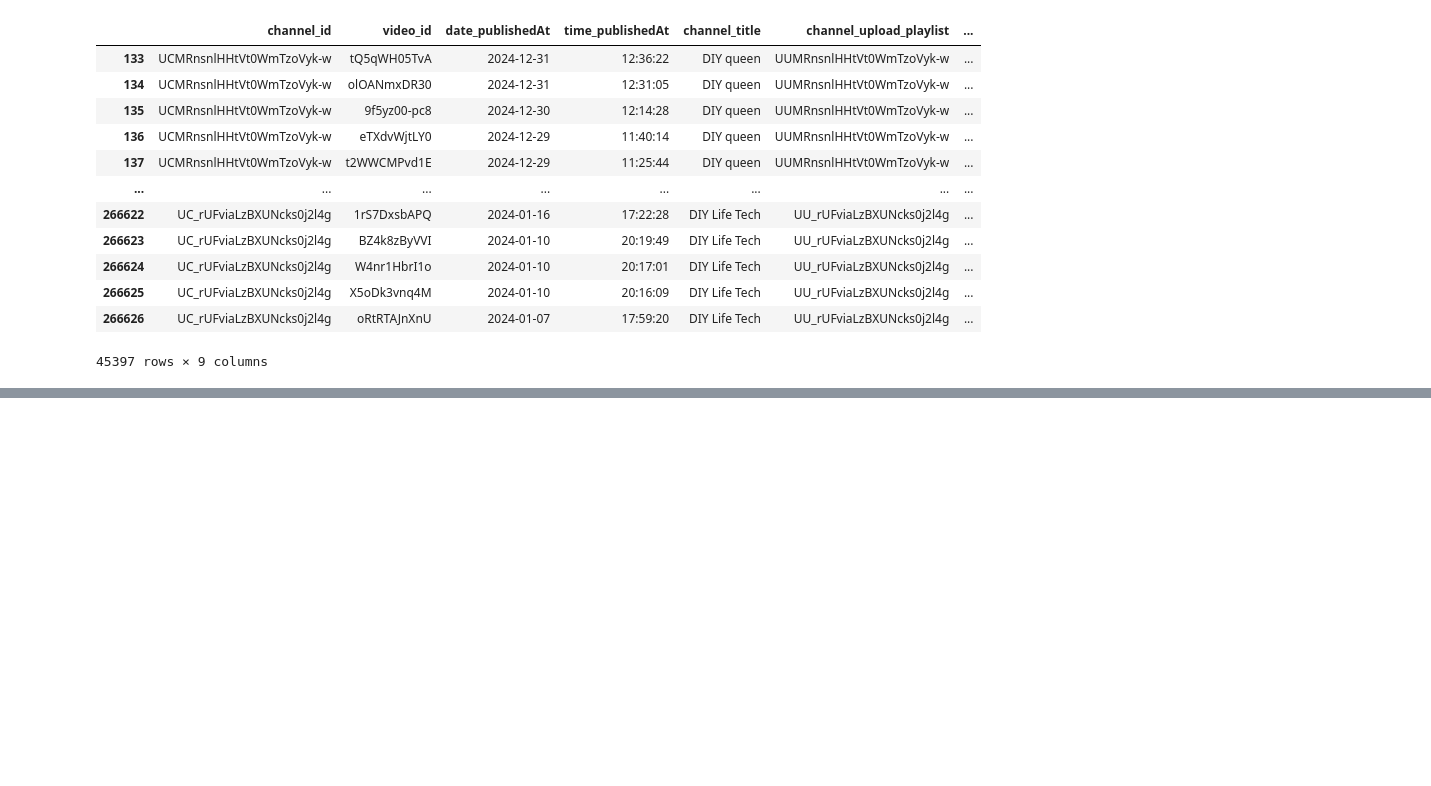
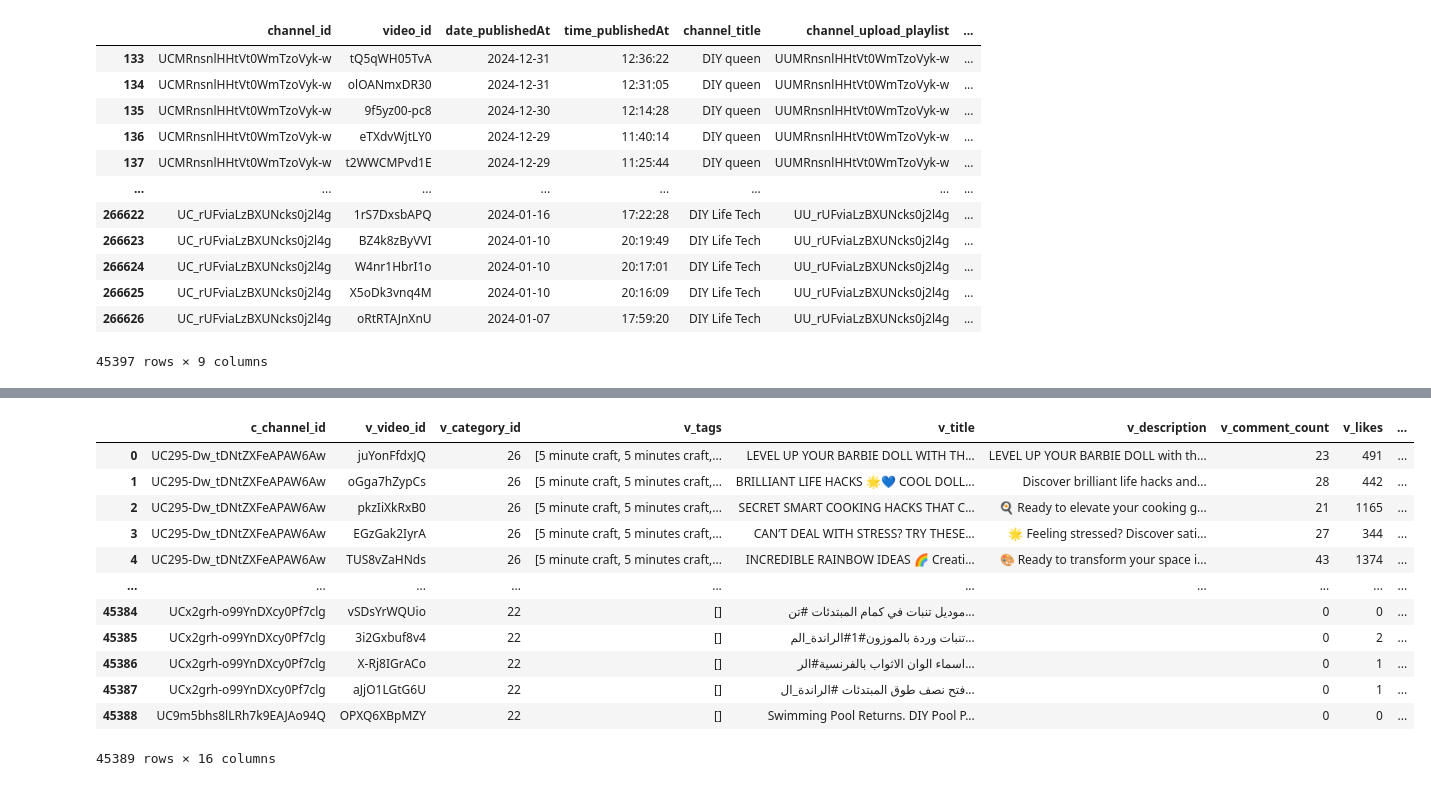
Before and after one commit to YannisPapa/Project-4, a Jupyter notebook: api_calls.ipynb, the cells around one changed output, grey strips where cells are left out. Drawn from its saved outputs; the diff is of its cells as text; code cells hidden in the pictures; blank space fills up the shorter version.

Commit message:
video data collectiong is done, final_video_data.csv is the important file

```diff
--- a/api_calls.ipynb
+++ b/api_calls.ipynb
@@ -453,0 +408,5 @@ channel_video_2024_df.to_csv(file_path, index=False)
+# %%
+# Read in the videos_2024_list.csv if you did run previous code
+channel_2024_videos_df = pd.read_csv("data/videos_2024_list.csv")
+channel_2024_videos_df = channel_2024_videos_df.sort_values('channel_subCount',ascending=False)
+channel_2024_videos_df
@@ -453,0 +511,52 @@ channel_video_2024_df.to_csv(file_path, index=False)
+# %%
+# Read in the json file if you did run the code above
+file_path = "data/videoData2024_45350.json"
+with open(file_path, "r", encoding="utf-8") as file:
+    read_in_data = json.load(file)
+# %%
+# This code block will use the json data to build a dataframe
+list_of_videos = []
+
+for item in read_in_data:
+    try:
+        # Collect data for each item
+        video_data_row = {
+            "c_channel_id": item['snippet']['channelId'],
+            "v_video_id": item['id'],
+            "v_category_id": item['snippet'].get('categoryId', 'N/A'),  # Use default if missing
+            "v_tags": item['snippet'].get('tags', []),
+            "v_title": item['snippet'].get('title', 'N/A'),
+            "v_description": item['snippet'].get('description', 'N/A'),
+            "v_comment_count": item['statistics'].get('commentCount', '0'),
+            "v_likes": item['statistics'].get('likeCount', '0'),
+            "v_favorites": item['statistics'].get('favoriteCount', '0'),
+            "v_views": item['statistics'].get('viewCount', '0'),
+            "v_definition": item['contentDetails'].get('definition', 'N/A'),
+            "v_duration": item['contentDetails'].get('duration', 'N/A'),
+            "v_caption": item['contentDetails'].get('caption', 'N/A'),
+            "v_age_restricted": item['contentDetails'].get('contentRating', {}).get('ytRating', 'Not Restricted'),
+            "v_privacy_status": item['status'].get('privacyStatus', 'N/A'),
+            "v_made_for_kids": item['status'].get('madeForKids', False)
+        }
+        list_of_videos.append(video_data_row)
+    except KeyError as e:
+        print(f"Missing key: {e}")
+    except Exception as e:
+        print(f"An error occurred: {e}")
+
+full_video_data_df = pd.DataFrame(list_of_videos)
+full_video_data_df
+# %% [output]
+|  | c_channel_id | v_video_id | v_category_id | v_tags | v_title | v_description | v_comment_count | v_likes | ... |
+| 0 | UC295-Dw_tDNtZXFeAPAW6Aw | juYonFfdxJQ | 26 | [5 minute craft, 5 minutes craft,... | LEVEL UP YOUR BARBIE DOLL WITH TH... | LEVEL UP YOUR BARBIE DOLL with th... | 23 | 491 | ... |
+| 1 | UC295-Dw_tDNtZXFeAPAW6Aw | oGga7hZypCs | 26 | [5 minute craft, 5 minutes craft,... | BRILLIANT LIFE HACKS 🌟💙 COOL DOLL... | Discover brilliant life hacks and... | 28 | 442 | ... |
+| 2 | UC295-Dw_tDNtZXFeAPAW6Aw | pkzIiXkRxB0 | 26 | [5 minute craft, 5 minutes craft,... | SECRET SMART COOKING HACKS THAT C... | 🍳 Ready to elevate your cooking g... | 21 | 1165 | ... |
+| 3 | UC295-Dw_tDNtZXFeAPAW6Aw | EGzGak2IyrA | 26 | [5 minute craft, 5 minutes craft,... | CAN’T DEAL WITH STRESS? TRY THESE... | 🌟 Feeling stressed? Discover sati... | 27 | 344 | ... |
+| 4 | UC295-Dw_tDNtZXFeAPAW6Aw | TUS8vZaHNds | 26 | [5 minute craft, 5 minutes craft,... | INCREDIBLE RAINBOW IDEAS 🌈 Creati... | 🎨 Ready to transform your space i... | 43 | 1374 | ... |
+| ... | ... | ... | ... | ... | ... | ... | ... | ... | ... |
+| 45384 | UCx2grh-o99YnDXcy0Pf7clg | vSDsYrWQUio | 22 | [] | موديل تنبات في كمام المبتدئات #تن... |  | 0 | 0 | ... |
+| 45385 | UCx2grh-o99YnDXcy0Pf7clg | 3i2Gxbuf8v4 | 22 | [] | تنبات وردة بالموزون#1#الراندة_الم... |  | 0 | 2 | ... |
+| 45386 | UCx2grh-o99YnDXcy0Pf7clg | X-Rj8IGrACo | 22 | [] | اسماء الوان الاثواب بالفرنسية#الر... |  | 0 | 1 | ... |
+| 45387 | UCx2grh-o99YnDXcy0Pf7clg | aJjO1LGtG6U | 22 | [] | فتح نصف طوق المبتدئات #الراندة_ال... |  | 0 | 1 | ... |
+| 45388 | UC9m5bhs8lLRh7k9EAJAo94Q | OPXQ6XBpMZY | 22 | [] | Swimming Pool Returns. DIY Pool P... |  | 0 | 0 | ... |
+45389 rows × 16 columns
```
Also changed, not shown: parts of 19 cells of this notebook, 6 other files.
